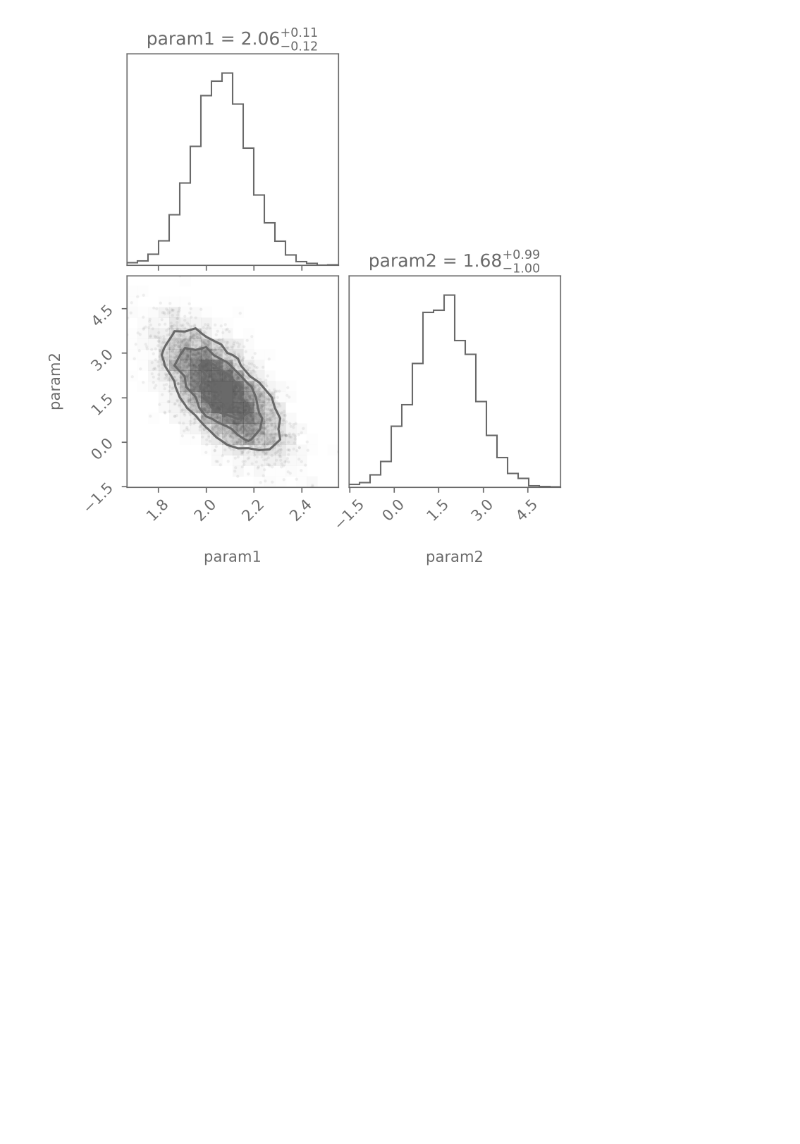
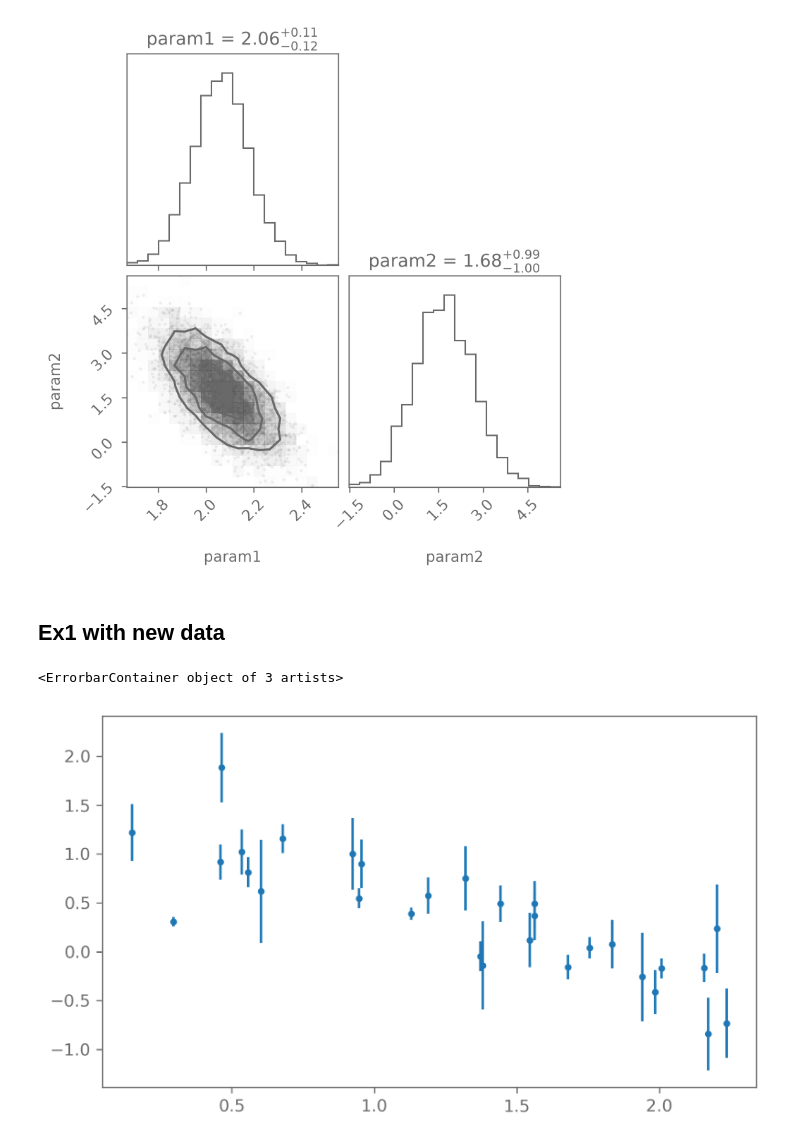
Before and after one commit to bermeyer/Bayesian-Stats-HS2026, a Jupyter notebook: my_exercise_solutions/Ex4.ipynb, the cells around one changed output. Drawn from its saved outputs; the diff is of its cells as text; code cells hidden in the pictures; blank space fills up the shorter version.

```diff
--- a/my_exercise_solutions/Ex4.ipynb
+++ b/my_exercise_solutions/Ex4.ipynb
@@ -246,3 +246,12 @@ figure = corner.corner(
 )
 # %% [output]
 [figure]
+# %% [markdown]
+## Ex1 with new data
+# %%
+x,y,yerr=np.loadtxt("data/linear_fits/data_1.txt", unpack=True)
+# %%
+plt.errorbar(x,y,yerr=yerr, fmt=".")
+# %% [output]
+<ErrorbarContainer object of 3 artists>
+[figure, added]
```
Also changed, not shown: parts of 7 cells of this notebook, 13 other files.
